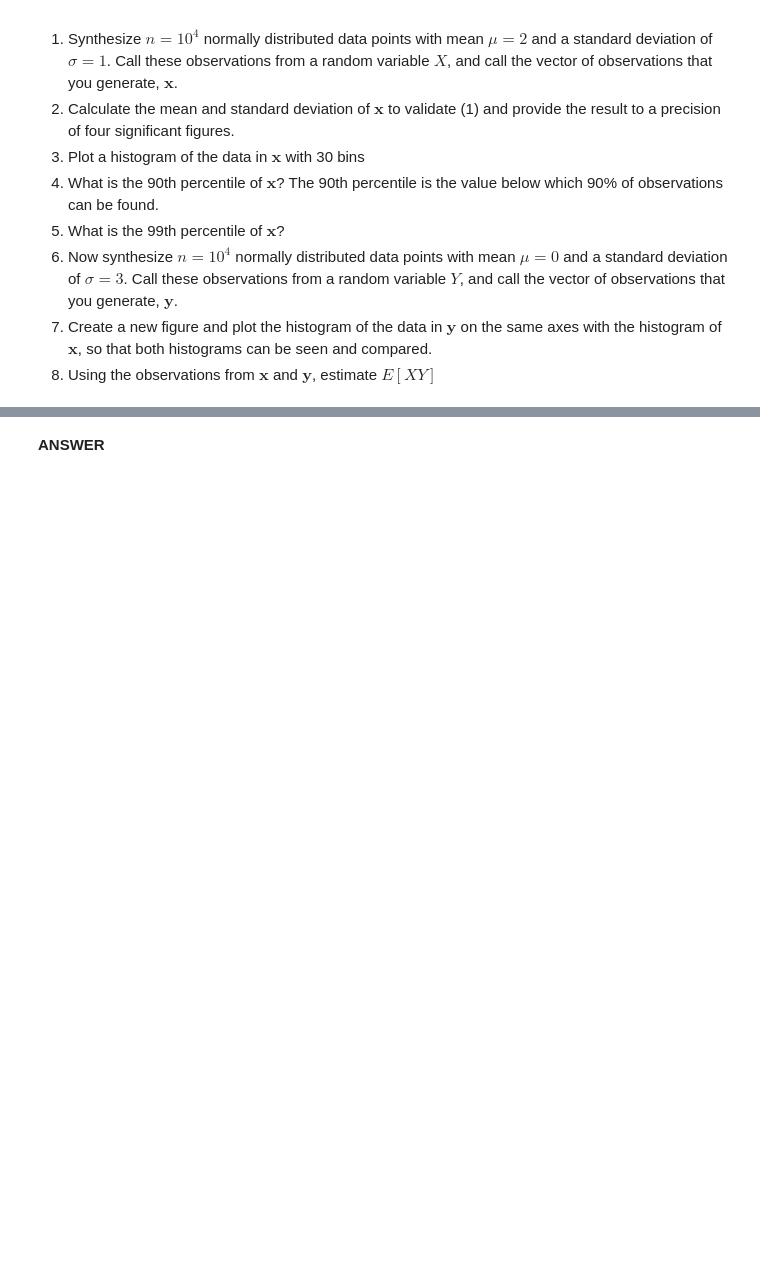
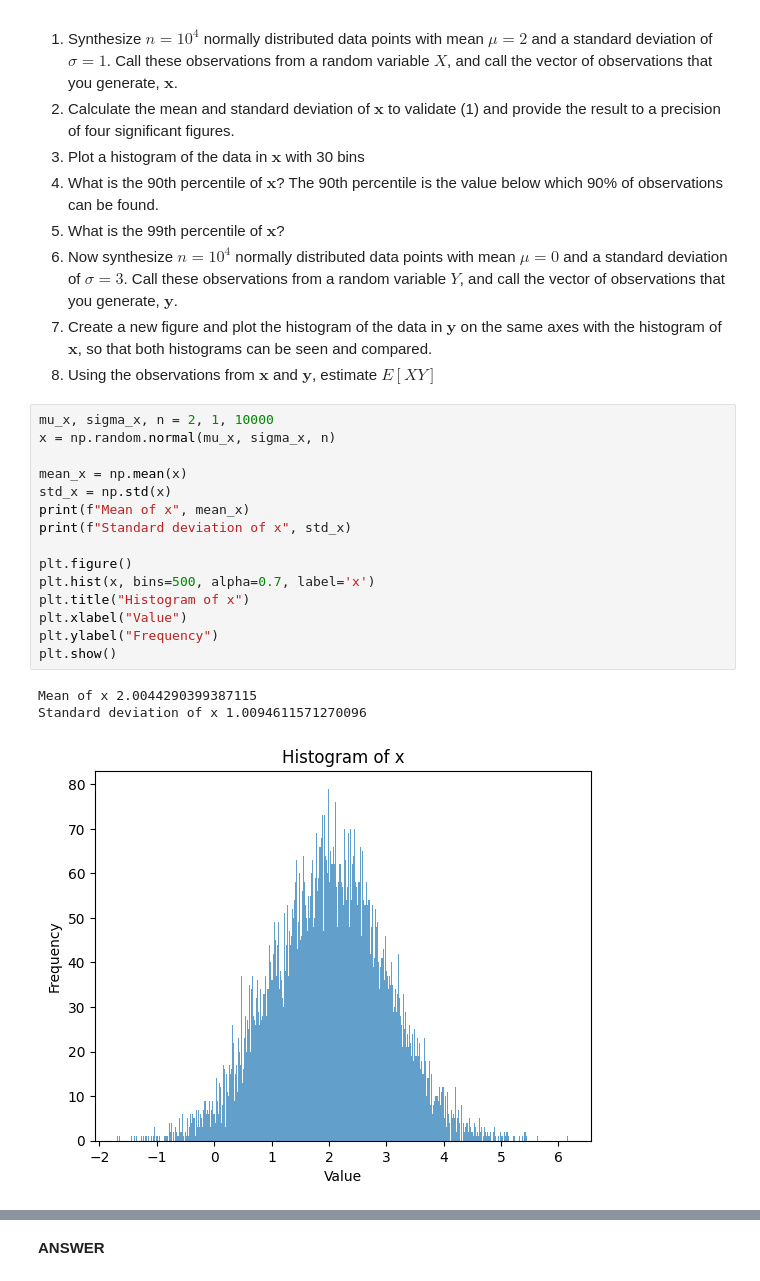
Before and after one commit to benolivr/csci447, a Jupyter notebook: assignments/Assignment_1.ipynb, the cells around one changed output, grey strips where cells are left out. Cells and saved outputs as stored; diff of their text form; blank space fills up the shorter version.

```diff
--- a/assignments/Assignment_1.ipynb
+++ b/assignments/Assignment_1.ipynb
@@ -235,3 +414,22 @@ Your output should use the `print()` function as follows (where the # symbols re
 6. Now synthesize $n=10^4$ normally distributed data points with mean $\mu=0$ and a standard deviation of $\sigma=3$. Call these observations from a random variable $Y$, and call the vector of observations that you generate, $\textbf{y}$.
 7. Create a new figure and plot the histogram of the data in $\textbf{y}$ on the same axes with the histogram of $\textbf{x}$, so that both histograms can be seen and compared.
 8. Using the observations from $\textbf{x}$ and $\textbf{y}$, estimate $E[XY]$
+# %%
+mu_x, sigma_x, n = 2, 1, 10000
+x = np.random.normal(mu_x, sigma_x, n)
+
+mean_x = np.mean(x)
+std_x = np.std(x)
+print(f"Mean of x", mean_x)
+print(f"Standard deviation of x", std_x)
+
+plt.figure()
+plt.hist(x, bins=500, alpha=0.7, label='x')
+plt.title("Histogram of x")
+plt.xlabel("Value")
+plt.ylabel("Frequency")
+plt.show()
+# %% [output]
+Mean of x 2.0044290399387115
+Standard deviation of x 1.0094611571270096
+[figure, added]
```
Also changed, not shown: parts of 23 cells of this notebook.
